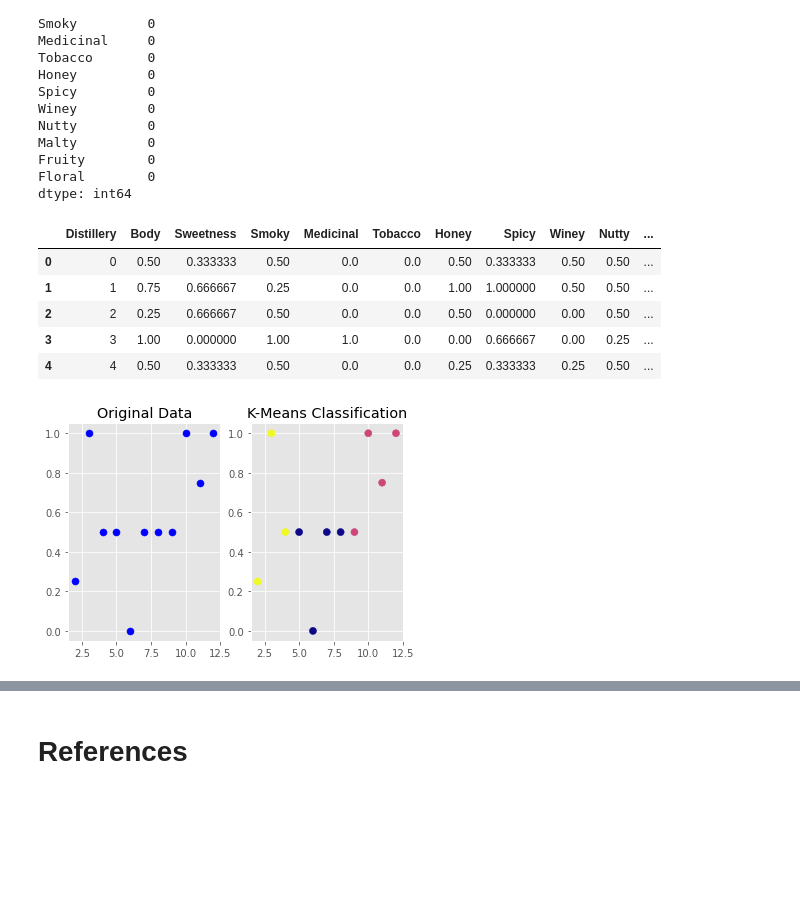
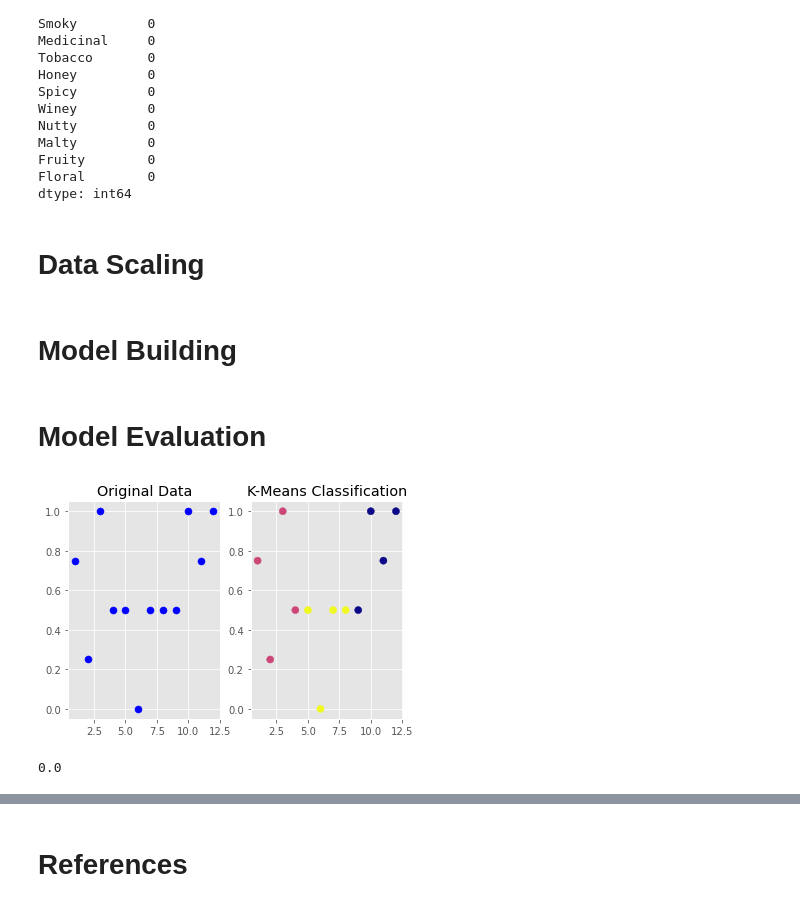
Before and after one commit to Shalom91/K-Means_Whisky_Data, a Jupyter notebook: Whisky_Profiles.ipynb, the cells around one changed output, grey strips where cells are left out. Drawn from its saved outputs; the diff is of its cells as text; code cells hidden in the pictures; blank space fills up the shorter version.

Commit message:
optimised model performance

```diff
--- a/Whisky_Profiles.ipynb
+++ b/Whisky_Profiles.ipynb
@@ -68,33 +73,43 @@ dtype: int64
 labelEncoder = LabelEncoder()
 labelEncoder.fit(df['Distillery'])
 df['Distillery'] = labelEncoder.transform(df['Distillery'])
+# %% [markdown]
+# Data Scaling
 # %%
 scaler = MinMaxScaler()
 df[['Body', 'Sweetness', 'Smoky', 'Medicinal', 'Tobacco', 'Honey', 'Spicy', 'Winey', 'Nutty', 'Malty', 'Fruity', 'Floral']] = scaler.fit_transform(df[['Body', 'Sweetness', 'Smoky', 'Medicinal', 'Tobacco', 'Honey', 'Spicy', 'Winey', 'Nutty', 'Malty', 'Fruity', 'Floral']])
-df.head()
-# %% [output]
-|  | Distillery | Body | Sweetness | Smoky | Medicinal | Tobacco | Honey | Spicy | Winey | Nutty | ... |
-| 0 | 0 | 0.50 | 0.333333 | 0.50 | 0.0 | 0.0 | 0.50 | 0.333333 | 0.50 | 0.50 | ... |
-| 1 | 1 | 0.75 | 0.666667 | 0.25 | 0.0 | 0.0 | 1.00 | 1.000000 | 0.50 | 0.50 | ... |
-| 2 | 2 | 0.25 | 0.666667 | 0.50 | 0.0 | 0.0 | 0.50 | 0.000000 | 0.00 | 0.50 | ... |
-| 3 | 3 | 1.00 | 0.000000 | 1.00 | 1.0 | 0.0 | 0.00 | 0.666667 | 0.00 | 0.25 | ... |
-| 4 | 4 | 0.50 | 0.333333 | 0.50 | 0.0 | 0.0 | 0.25 | 0.333333 | 0.25 | 0.50 | ... |
+# %% [markdown]
+# Model Building
 # %%
 # Build cluster model
+x = df[1:13].values
 kmeans = KMeans(n_clusters=3, random_state=1)
 kmeans.fit(x)
 y = kmeans.predict(x)
+# %% [markdown]
+# Model Evaluation
 # %%
-# visualise dat
+# visualise data
 plt.subplot(1,2,1)
-x = df[2:13].values
 plt.scatter(x[:,0], x[:,1], c='b', s=50)
 plt.title('Original Data')
 
 plt.subplot(1,2,2)
 plt.scatter(x[:,0], x[:,1], c=y, cmap='plasma', s=50)
 plt.title('K-Means Classification')
 
 plt.show()
 # %% [output]
-[figure, old version]
+[figure, new version]
+# %%
+correct = 0
+for i in range(len(x)):
+    predict_me = np.array(x[i].astype(float))
+    predict_me = predict_me.reshape(-1, len(predict_me))
+    prediction = kmeans.predict(predict_me)
+    if prediction[0] == y[i]:
+        correct += 1
+
+print(correct/len(x))
+# %% [output]
+0.0
```
Also changed, not shown: parts of 8 cells of this notebook.
